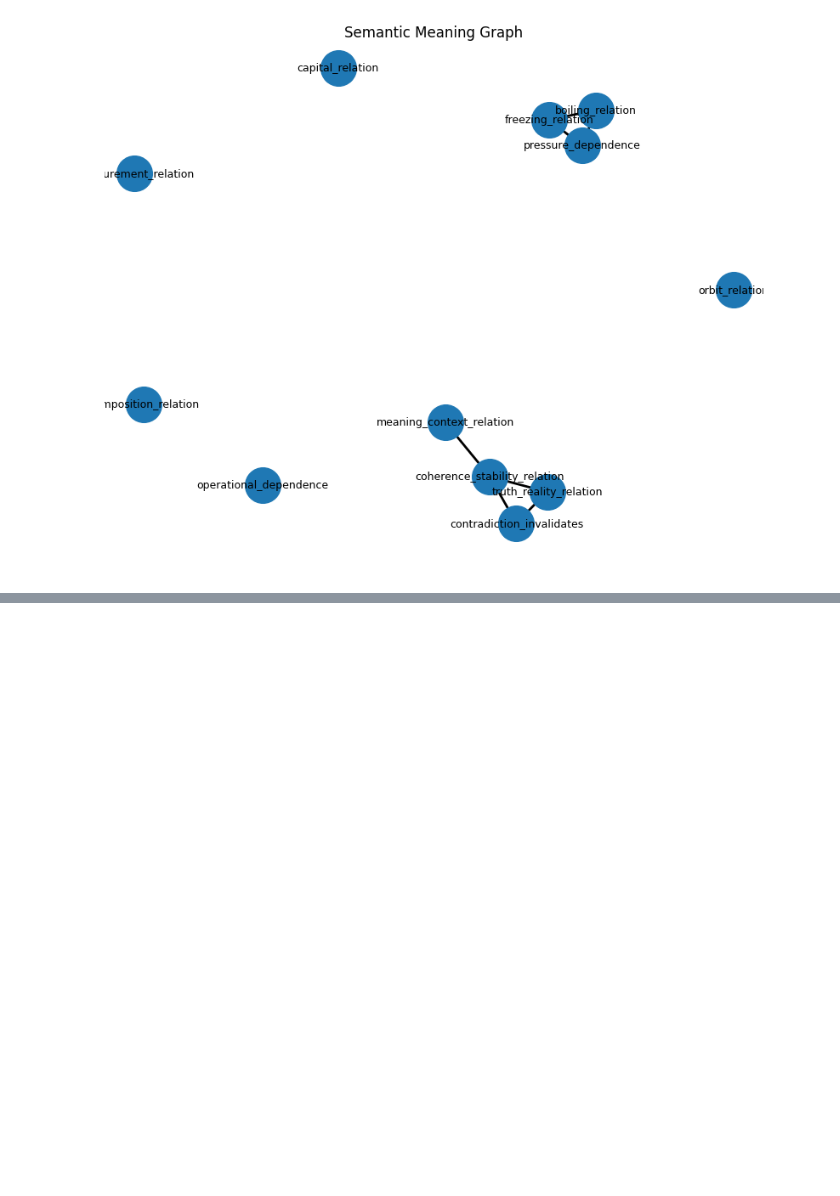
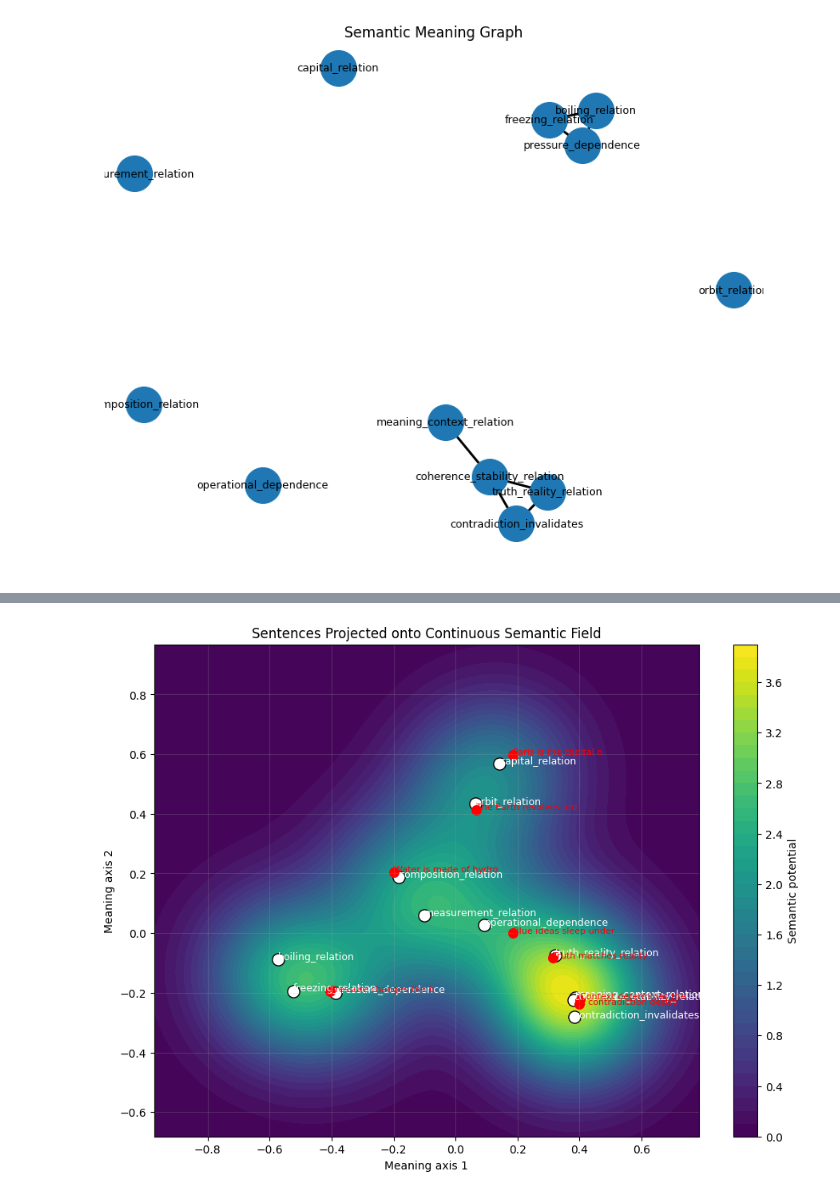
Before and after one commit to rosatisoft/ace-semantic-gateway, a Jupyter notebook: notebooks/ACE_Context_Matrix_—_Semantic_Field_Demo.ipynb, the cells around one changed output, grey strips where cells are left out. Cells and saved outputs as stored; diff of their text form; code cells hidden in the pictures; blank space fills up the shorter version.

```diff
--- a/notebooks/ACE_Context_Matrix_—_Semantic_Field_Demo.ipynb
+++ b/notebooks/ACE_Context_Matrix_—_Semantic_Field_Demo.ipynb
@@ -1003,0 +1109,38 @@ plt.show()
+# %%
+def project_sentences_to_meaning_plane(sentences, pca_model):
+    vecs = np.vstack([embed(s) for s in sentences])
+    return pca_model.transform(vecs)
+
+TEST_SENTENCES = [
+    "Paris is the capital of France",
+    "The Earth revolves around the Sun",
+    "Water is made of hydrogen and oxygen",
+    "Pressure changes the boiling point of water",
+    "Context determines the meaning of a sentence",
+    "Truth matches reality",
+    "A contradiction destroys coherence",
+    "Blue ideas sleep under justice",
+]
+
+S2 = project_sentences_to_meaning_plane(TEST_SENTENCES, meaning_pca)
+
+plt.figure(figsize=(11, 8))
+cont = plt.contourf(xx, yy, potential, levels=40, cmap="viridis")
+plt.colorbar(cont, label="Semantic potential")
+
+plt.scatter(meaning_df["x"], meaning_df["y"], color="white", s=120, edgecolor="black")
+for _, row in meaning_df.iterrows():
+    plt.text(row["x"], row["y"], row["label"], fontsize=9, color="white")
+
+plt.scatter(S2[:, 0], S2[:, 1], color="red", s=70)
+
+for i, s in enumerate(TEST_SENTENCES):
+    plt.text(S2[i, 0], S2[i, 1], s[:22], fontsize=8, color="red")
+
+plt.title("Sentences Projected onto Continuous Semantic Field")
+plt.xlabel("Meaning axis 1")
+plt.ylabel("Meaning axis 2")
+plt.grid(True, alpha=0.2)
+plt.show()
+# %% [output]
+[figure, added]
```
Also changed, not shown: parts of 23 cells of this notebook, 1 other file.
